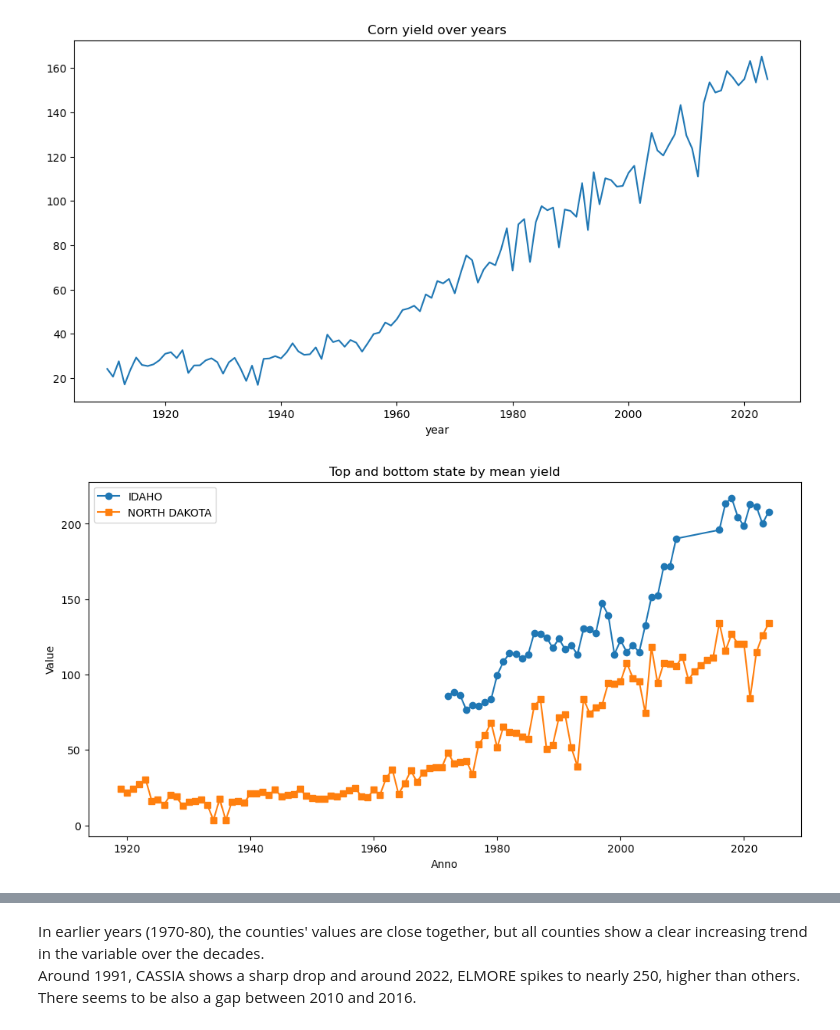
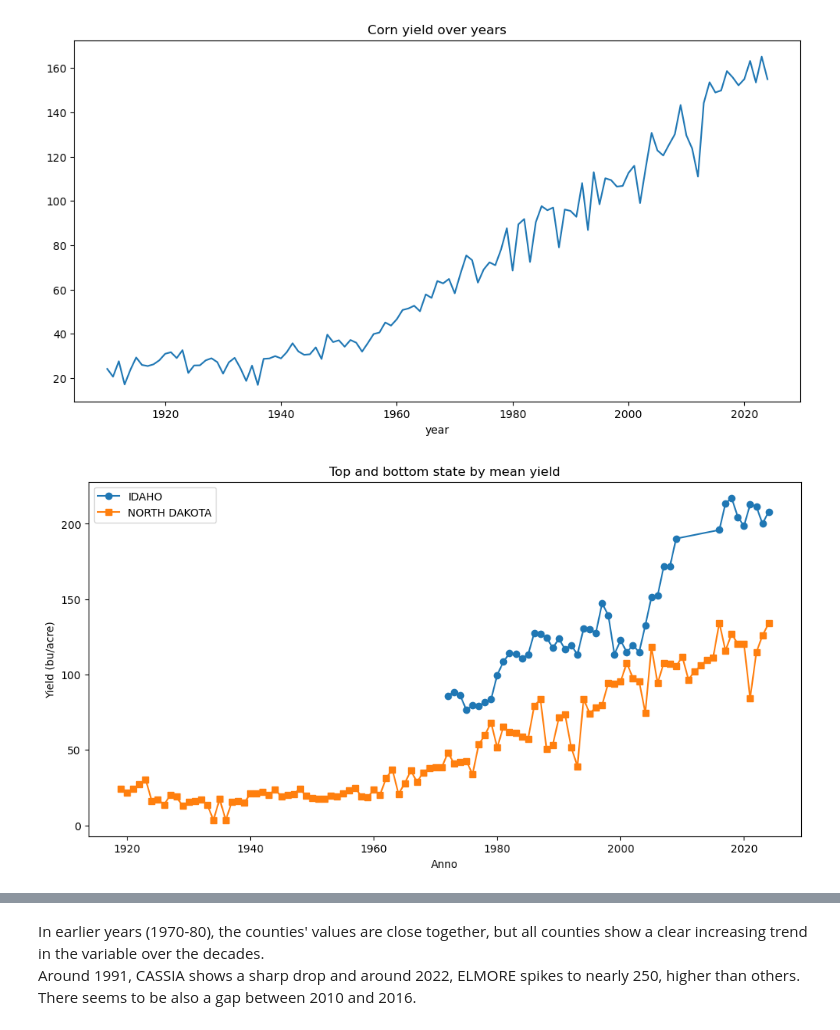
Before and after one commit to AntonioDonnangelo/Predicting-2024-US-Corn-Yield, a Jupyter notebook: Predicting_2024_US_Corn_Yield.ipynb, the cells around one changed output, grey strips where cells are left out. Cells and saved outputs as stored; diff of their text form; code cells hidden in the pictures.

```diff
--- a/Predicting_2024_US_Corn_Yield.ipynb
+++ b/Predicting_2024_US_Corn_Yield.ipynb
@@ -126,6 +133,9 @@ df.describe()
 | 50% | NaN | 29.000000 | 9000.0 | 29.000000 | NaN | 87.000000 | 83.000000 | ... |
 | 75% | NaN | 39.000000 | 9000.0 | 39.000000 | NaN | 139.000000 | 133.000000 | ... |
 | max | NaN | 56.000000 | 9000.0 | 56.000000 | NaN | 998.000000 | 810.000000 | ... |
+# %%
+# Renaming the 'Value' column to 'Yield' for clarity
+df.rename(columns={'Value': 'Yield'}, inplace=True)
 # %% [markdown]
 Many columns are redundant or not relevant to the task, so I decided to select a subset of columns for further analysis.
 # %%
@@ -143,7 +153,7 @@ Index(['source_desc', 'region_desc', 'group_desc', 'agg_level_desc',
       dtype='object')
 # %%
 # Defining interest columns
-interest_columns = ['year','country_name','state_name','county_name','Value']
+interest_columns = ['year','country_name','state_name','county_name','Yield']
 # %%
 # Selecting only the interest columns
 df = df.loc[:, interest_columns]
@@ -159,6 +169,6 @@ Value           0
 dtype: int64
 # %%
 # Aggregation for state and year
-year_state_mean = df.groupby(['year', 'state_name'])['Value'].mean().reset_index()
+year_state_mean = df.groupby(['year', 'state_name'])['Yield'].mean().reset_index()
 # %%
 # Aggregation for national average
@@ -289,26 +299,26 @@ plt.show()
 [figure]
 # %%
 # Calculating the average yield for each state
-state_means = year_state_mean.groupby('state_name')['Value'].mean()
+state_means = year_state_mean.groupby('state_name')['Yield'].mean()
 # Finding the states with the highest and lowest average yield
 top_state = state_means.idxmax()
 bottom_state = state_means.idxmin()
 # %%
 # Plotting the top and bottom states by mean yield
 top_data = year_state_mean[year_state_mean['state_name'] == top_state]
 bottom_data = year_state_mean[year_state_mean['state_name'] == bottom_state]
 
 plt.figure(figsize=(12, 6))
-plt.plot(top_data['year'], top_data['Value'], marker='o', label=top_state)
-plt.plot(bottom_data['year'], bottom_data['Value'], marker='s', label=bottom_state)
+plt.plot(top_data['year'], top_data['Yield'], marker='o', label=top_state)
+plt.plot(bottom_data['year'], bottom_data['Yield'], marker='s', label=bottom_state)
 
 plt.title("Top and bottom state by mean yield")
 plt.xlabel("Anno")
-plt.ylabel("Value")
+plt.ylabel("Yield (bu/acre)")
 plt.legend()
 plt.show()
 # %% [output]
-[figure, old version]
+[figure, new version]
 # %%
 # Graph for the firts 10 states
 states_to_plot = year_state_mean['state_name'].unique()[:5]
```
Also changed, not shown: parts of 79 cells of this notebook, 3 other files.
